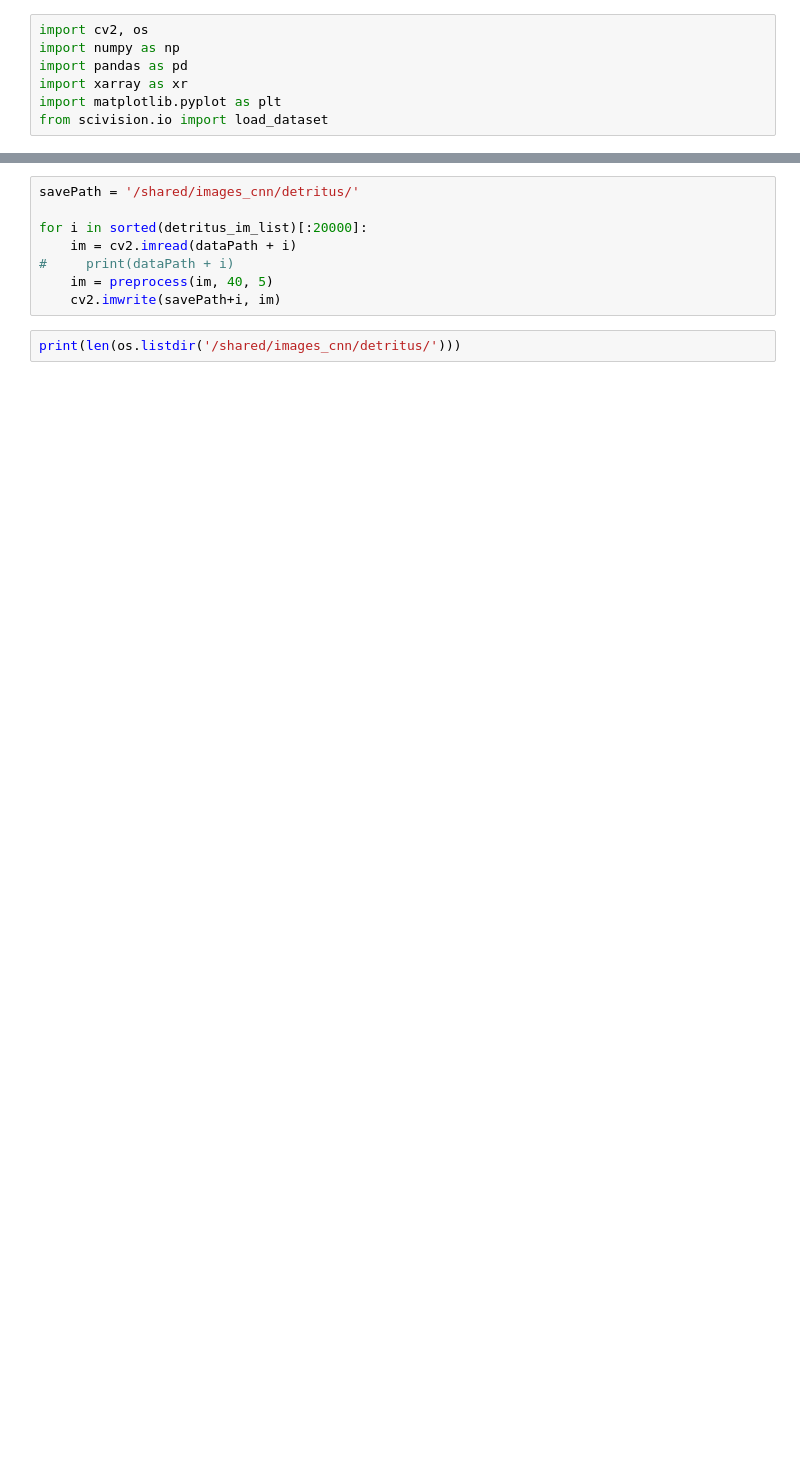
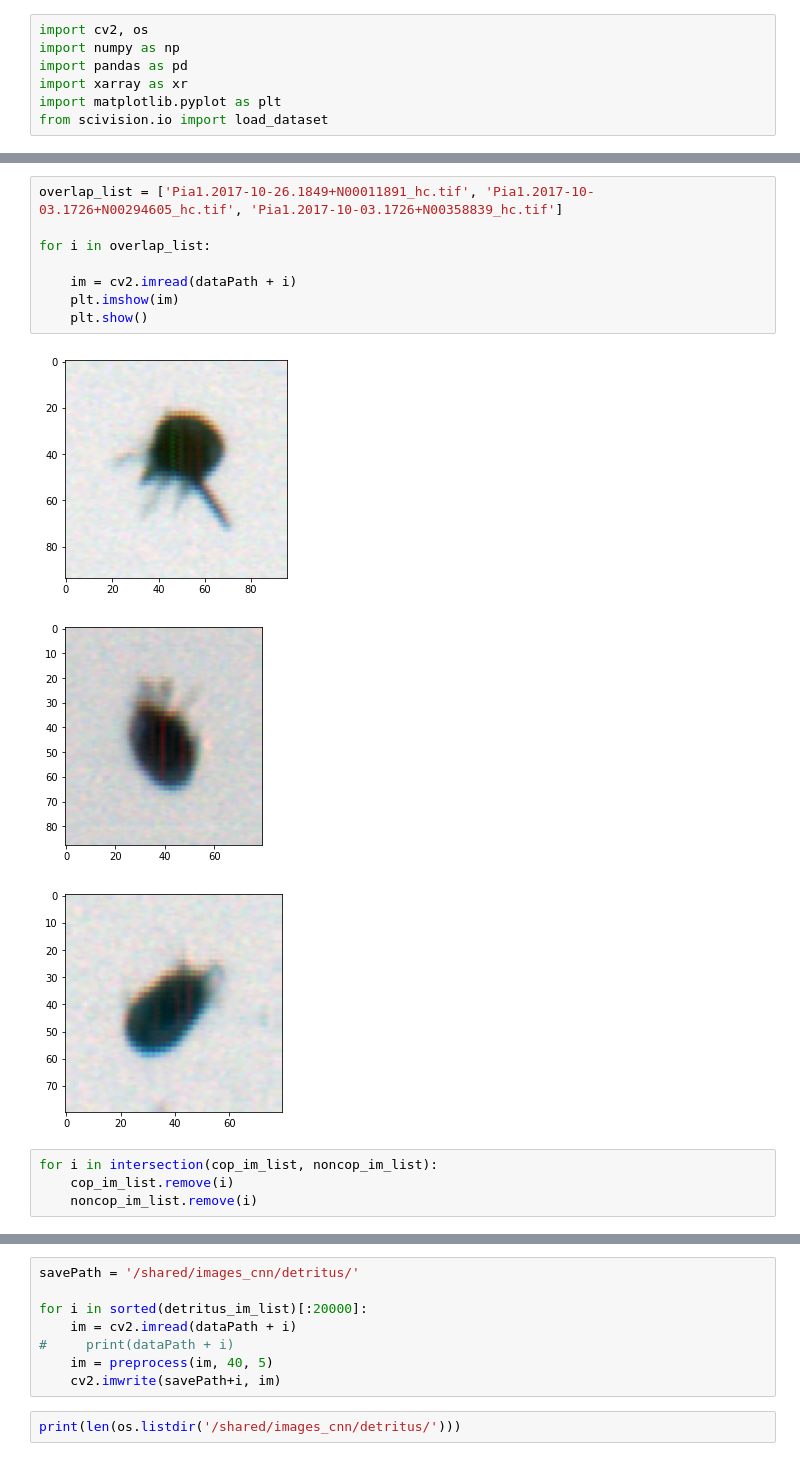
Before and after one commit to alan-turing-institute/plankton-dsg-challenge, a Jupyter notebook: notebooks/prep_cnn_data.ipynb, the cells around one changed output, grey strips where cells are left out. Saved outputs shown, nothing was run; the diff lists cells and outputs as text; blank space fills up the shorter version.

```diff
--- a/notebooks/prep_cnn_data.ipynb
+++ b/notebooks/prep_cnn_data.ipynb
@@ -20,0 +80,16 @@ df_ind['label1'].value_counts()
+# %%
+overlap_list = ['Pia1.2017-10-26.1849+N00011891_hc.tif', 'Pia1.2017-10-03.1726+N00294605_hc.tif', 'Pia1.2017-10-03.1726+N00358839_hc.tif']
+
+for i in overlap_list:
+
+    im = cv2.imread(dataPath + i)
+    plt.imshow(im)
+    plt.show()
+# %% [output]
+[figure, added]
+[figure, added]
+[figure, added]
+# %%
+for i in intersection(cop_im_list, noncop_im_list):
+    cop_im_list.remove(i)
+    noncop_im_list.remove(i)
```
Also changed, not shown: parts of 23 cells of this notebook.
